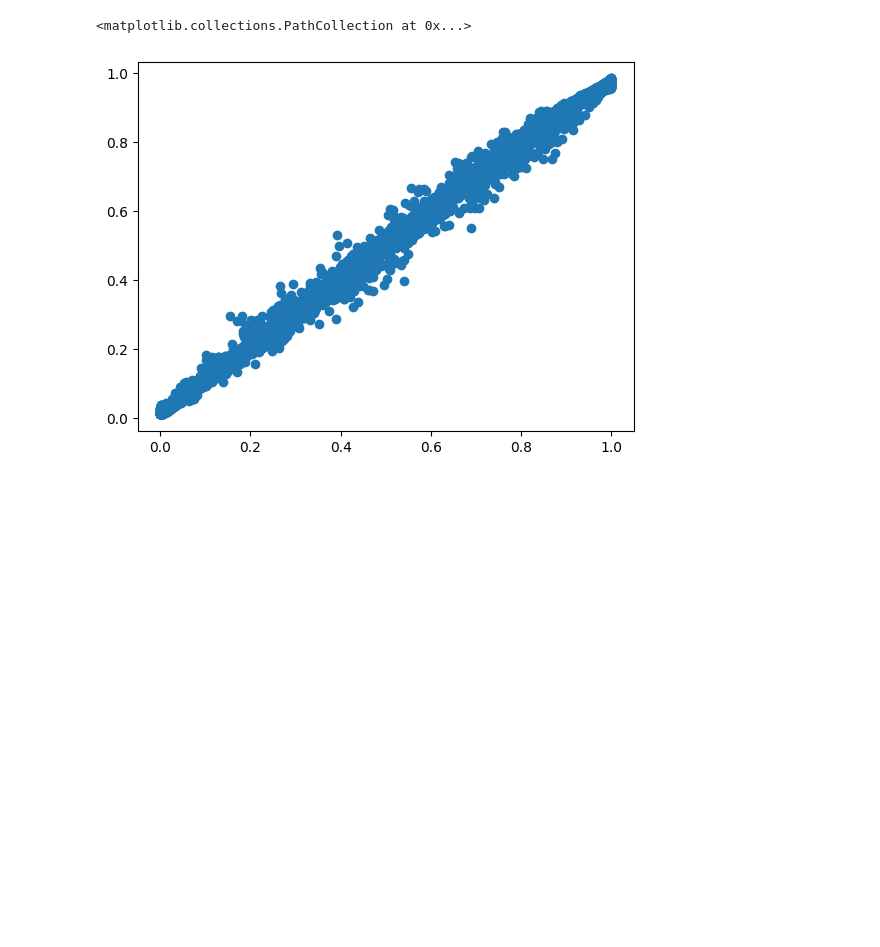
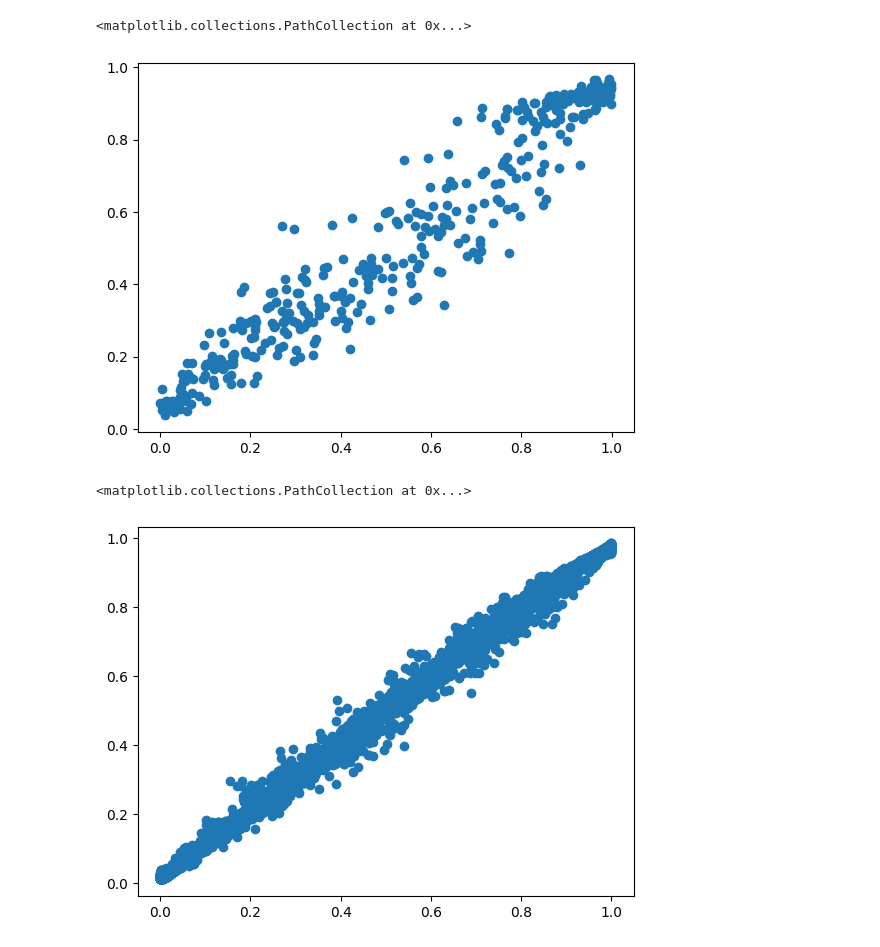
Before and after one commit to CDCgov/BART-Survival, a Jupyter notebook: src/bart_survival/core/test.ipynb, the cells around one changed output. Saved outputs shown, nothing was run; the diff lists cells and outputs as text; code cells hidden in the pictures; blank space fills up the shorter version.

```diff
--- a/src/bart_survival/core/test.ipynb
+++ b/src/bart_survival/core/test.ipynb
@@ -481,3 +665,8 @@ plt.scatter(p,probs.mean(0).mean(0))
+# %%
+plt.scatter(lg_pred, preds.mean(0))
+# %% [output]
+<matplotlib.collections.PathCollection at 0x...>
+[figure, added]
 # %%
 probs = sp.stats.norm.cdf(trace.posterior.trees.values)
 plt.scatter(p,probs.mean(0).mean(0))
```
Also changed, not shown: parts of 7 cells of this notebook.
